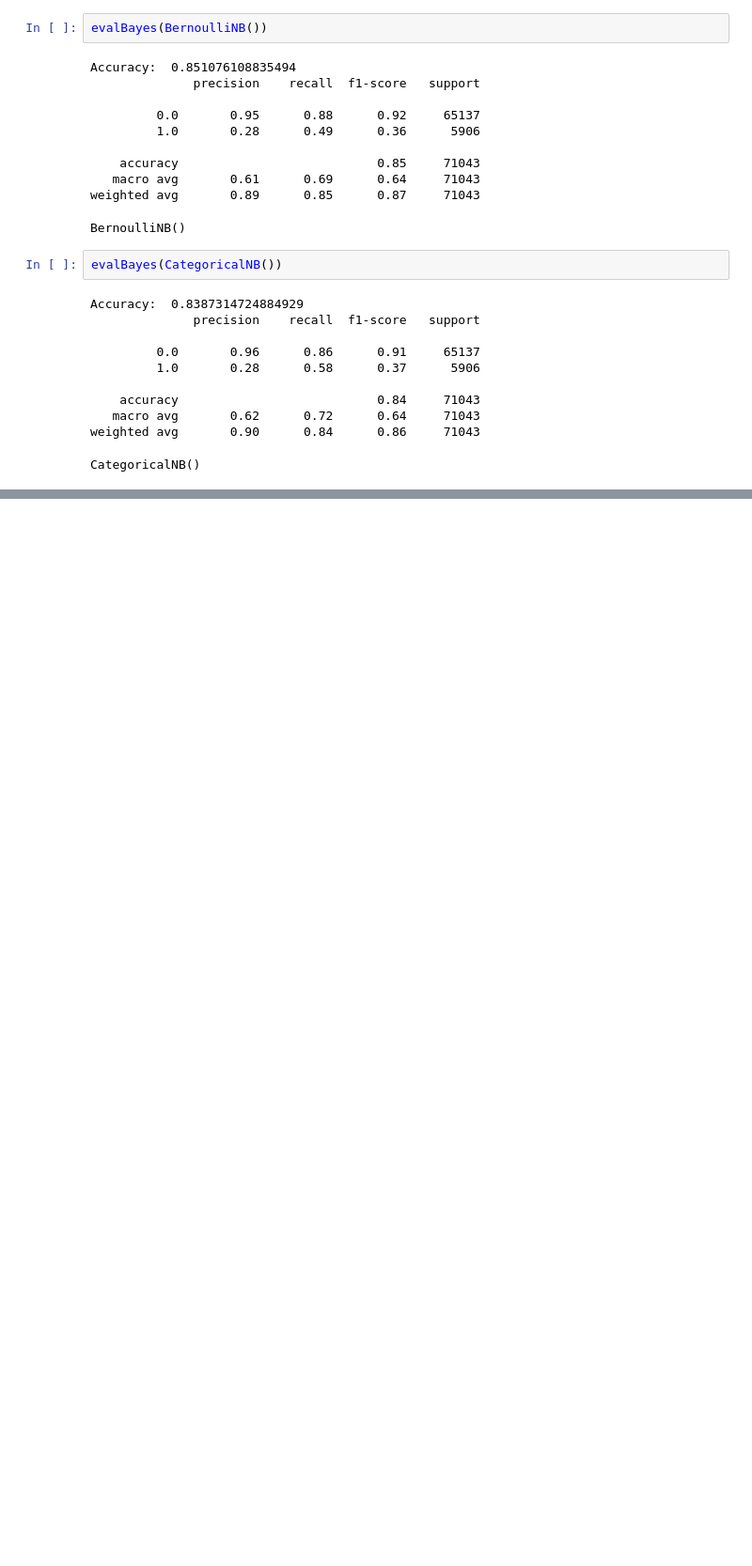
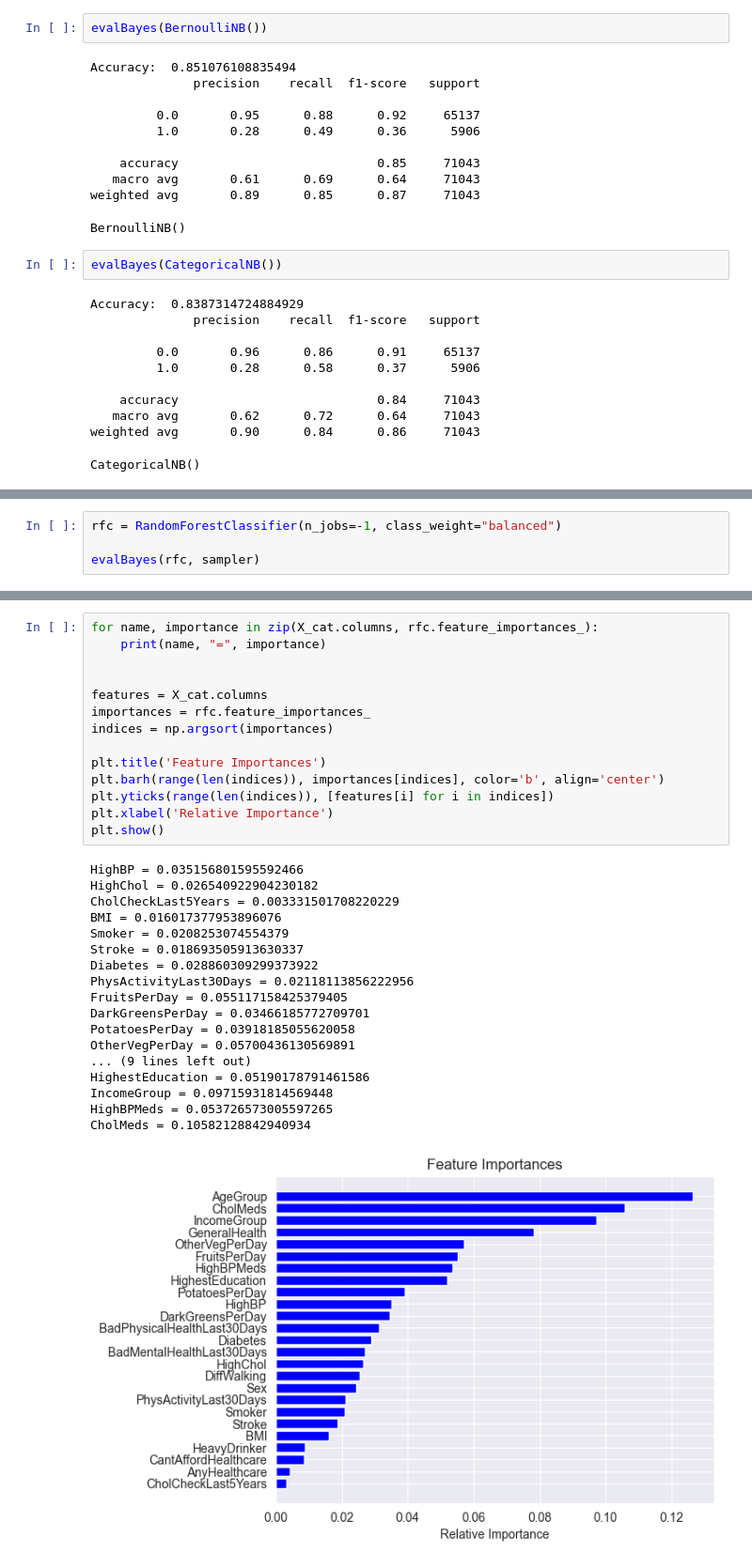
Before and after one commit to RyanGaudion/COM618-DataScience, a Jupyter notebook: Practice/01-ReadDataSet/04-ReSamplingScaling.ipynb, the cells around one changed output, grey strips where cells are left out. Shown at 94% size. Saved outputs shown, nothing was run; the diff lists cells and outputs as text; blank space fills up the shorter version.

Commit message:
Feature importance

```diff
--- a/Practice/01-ReadDataSet/04-ReSamplingScaling.ipynb
+++ b/Practice/01-ReadDataSet/04-ReSamplingScaling.ipynb
@@ -511,2 +516,6 @@ Accuracy:  0.9179088720915501
 weighted avg       0.89      0.92      0.89     71043
 HistGradientBoostingClassifier()
+# %%
+rfc = RandomForestClassifier(n_jobs=-1, class_weight="balanced")
+
+evalBayes(rfc, sampler)
@@ -512,0 +533,33 @@ HistGradientBoostingClassifier()
+# %%
+for name, importance in zip(X_cat.columns, rfc.feature_importances_):
+    print(name, "=", importance)
+
+
+features = X_cat.columns
+importances = rfc.feature_importances_
+indices = np.argsort(importances)
+
+plt.title('Feature Importances')
+plt.barh(range(len(indices)), importances[indices], color='b', align='center')
+plt.yticks(range(len(indices)), [features[i] for i in indices])
+plt.xlabel('Relative Importance')
+plt.show()
+# %% [output]
+HighBP = 0.035156801595592466
+HighChol = 0.026540922904230182
+CholCheckLast5Years = 0.003331501708220229
+BMI = 0.016017377953896076
+Smoker = 0.0208253074554379
+Stroke = 0.018693505913630337
+Diabetes = 0.028860309299373922
+PhysActivityLast30Days = 0.02118113856222956
+FruitsPerDay = 0.055117158425379405
+DarkGreensPerDay = 0.03466185772709701
+PotatoesPerDay = 0.03918185055620058
+OtherVegPerDay = 0.05700436130569891
+... (9 lines left out)
+HighestEducation = 0.05190178791461586
+IncomeGroup = 0.09715931814569448
+HighBPMeds = 0.053726573005597265
+CholMeds = 0.10582128842940934
+[figure, added]
```
Also changed, not shown: parts of 5 cells of this notebook.
